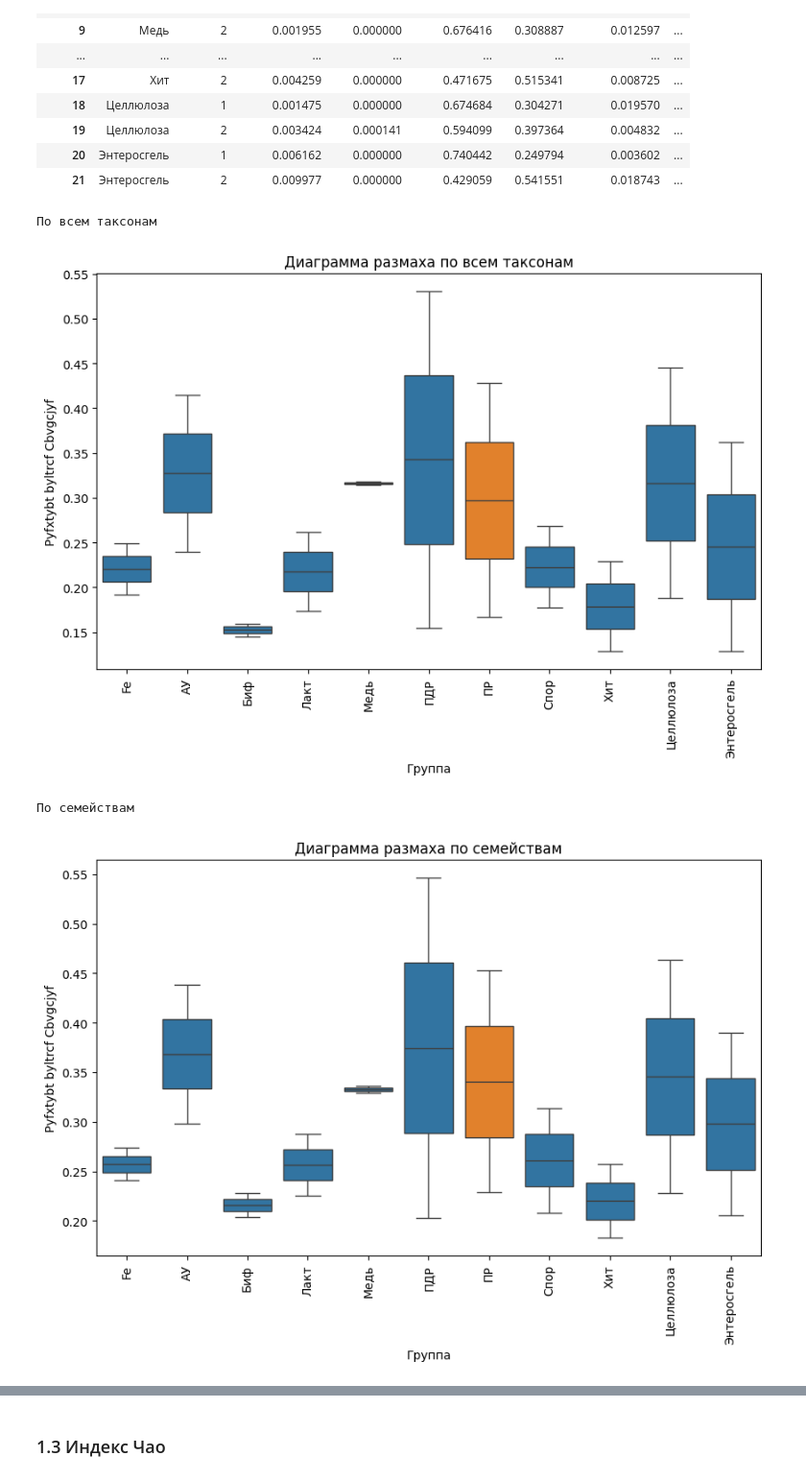
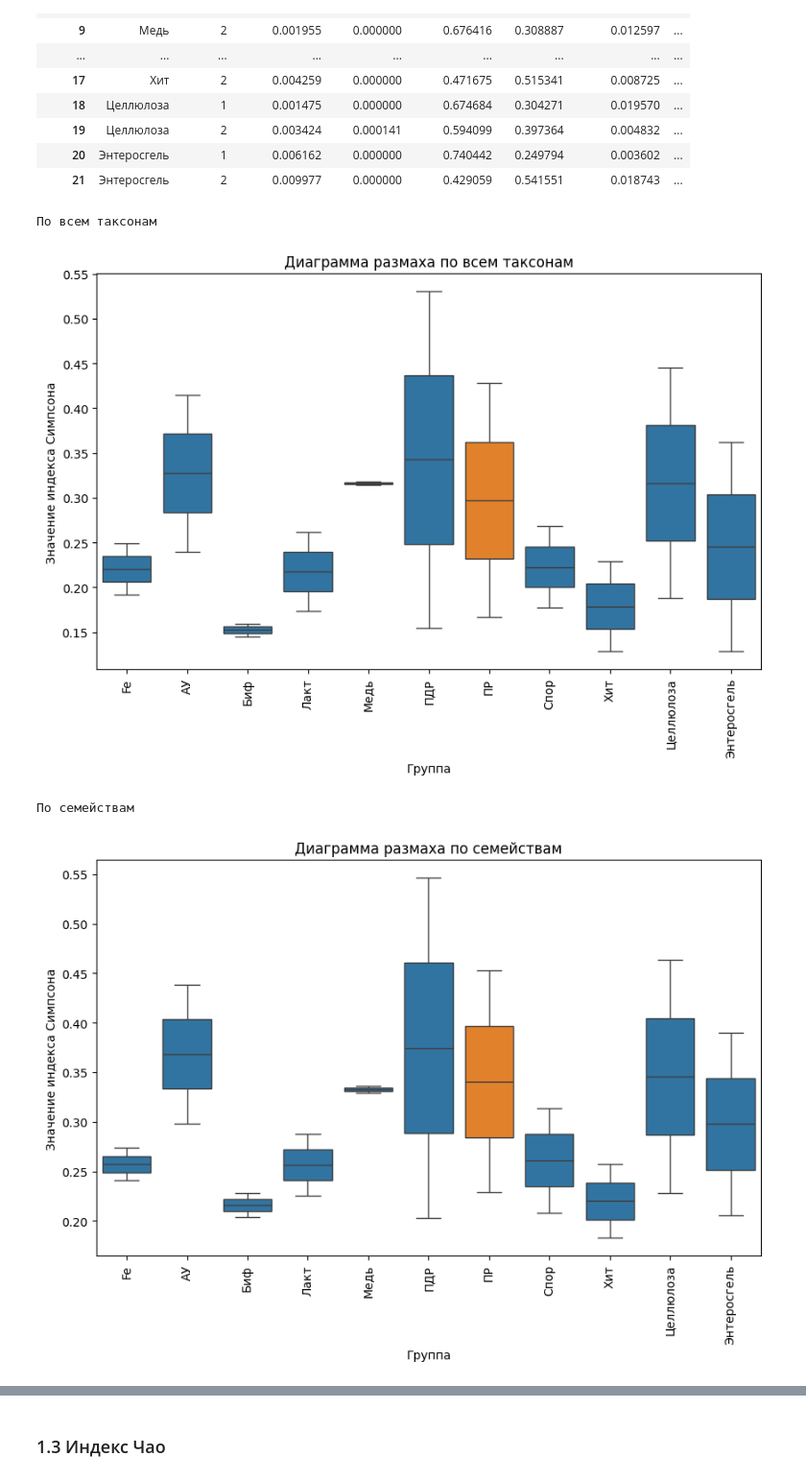
Before and after one commit to innominity/nanomaterials-2025, a Jupyter notebook: src/notebooks/data_diversity.ipynb, the cells around one changed output, grey strips where cells are left out. Shown at 96% size. Saved outputs shown, nothing was run; the diff lists cells and outputs as text; code cells hidden in the pictures.

```diff
--- a/src/notebooks/data_diversity.ipynb
+++ b/src/notebooks/data_diversity.ipynb
@@ -222,25 +289,25 @@ df_test.reset_index()
 # %%
 def simpson_diversity_test():
     for test_iter in DF_BY_GROUPS:
         print(test_iter['title'])
         df_iter = test_iter['df'].copy()
         df_iter['simpson_diversity'] = df_iter.apply(simpson_diversity, axis=1)
         group_counts = df_iter.reset_index()[['group', 'simpson_diversity']]
         group_counts = group_counts.sort_values(by=['group'])
 
         fig, ax = plt.subplots(figsize=(10, 6))
         ax.set_xlabel('Группа')
-        ax.set_ylabel('Pyfxtybt byltrcf Cbvgcjyf')
+        ax.set_ylabel('Значение индекса Симпсона')
         colors = ['tab:blue' if x!=GROUP_CLEAN else 'tab:orange' for x in group_counts.group.unique()]
         ax.tick_params(axis='x', labelrotation=90)
         sns.boxplot(data=group_counts, x='group', y='simpson_diversity', ax=ax, palette=colors)
         plt.title(f"Диаграмма размаха {test_iter['title'].lower()}")
         plt.show()
 
 simpson_diversity_test()
 # %% [output]
 По всем таксонам
-[figure, old version]
+[figure, new version]
 По семействам
-[figure, old version]
+[figure, new version]
 По порядкам
```
Also changed, not shown: parts of 23 cells of this notebook.
